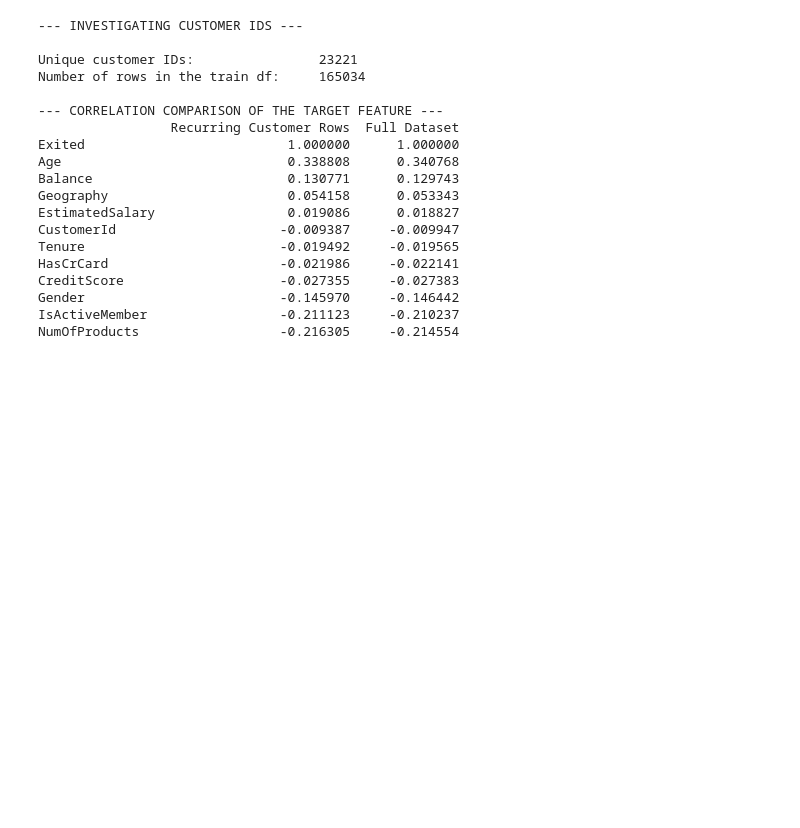
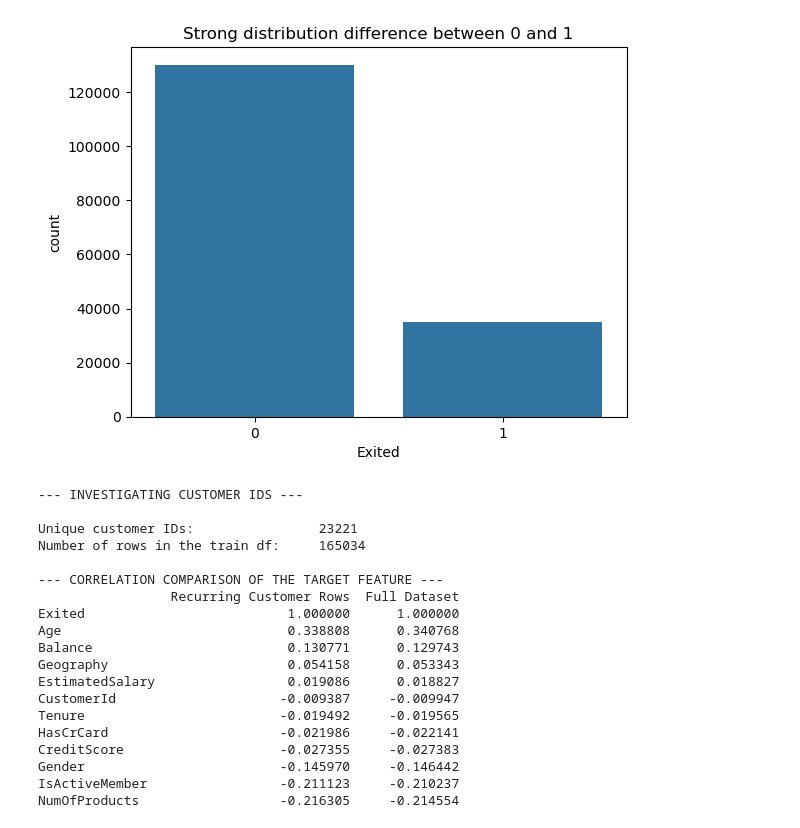
Before and after one commit to pimPijnenburg/Data-Science-Practice, a Jupyter notebook: bank_churn/bank.ipynb, the cells around one changed output. Drawn from its saved outputs; the diff is of its cells as text; code cells hidden in the pictures; blank space fills up the shorter version.

```diff
--- a/bank_churn/bank.ipynb
+++ b/bank_churn/bank.ipynb
@@ -21,6 +21,11 @@ def encode_categories(df):
         df[col] = encoder.fit_transform(df[col])
     return df
 train, test = encode_categories(train), encode_categories(test)
+# %%
+sns.countplot(x = train.Exited).set_title('Strong distribution difference between 0 and 1')
+plt.show()
+# %% [output]
+[figure, added]
 # %%
 print('--- INVESTIGATING CUSTOMER IDS ---\n')
 
```
Also changed, not shown: parts of 3 cells of this notebook.
